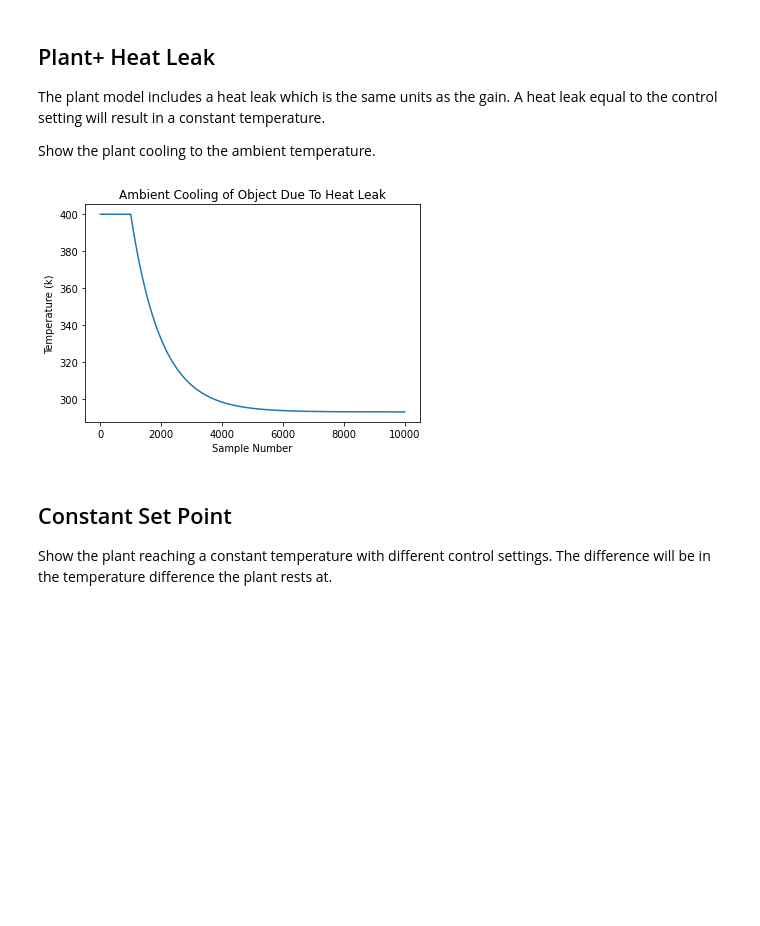
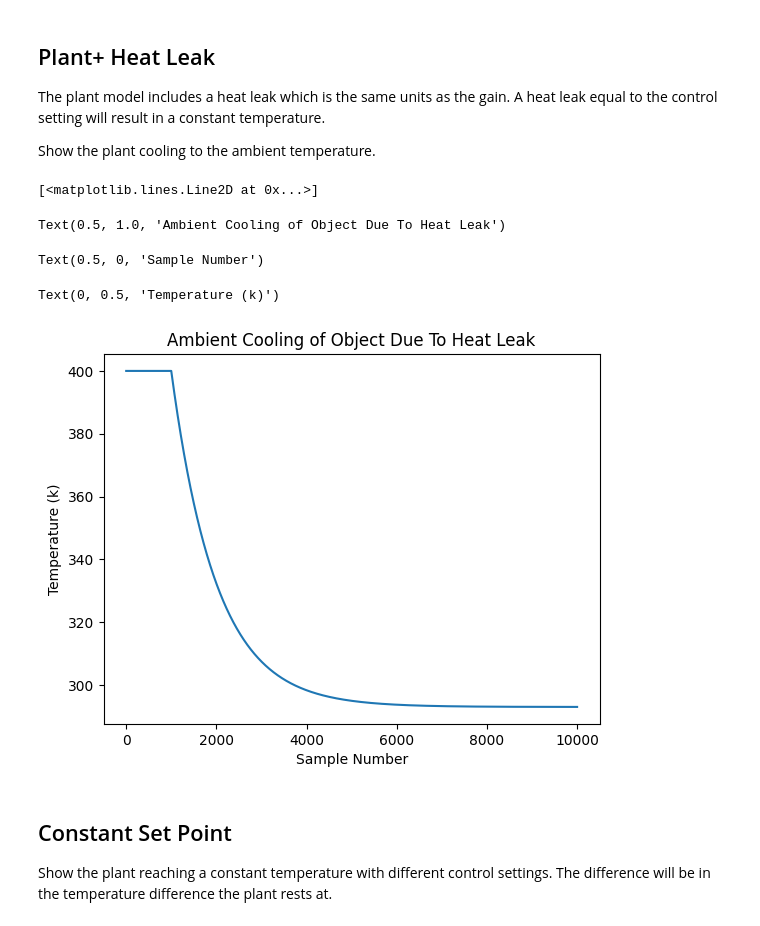
Before and after one commit to snhobbs/PIDTemplates, a Jupyter notebook: python/Anti-windup Temperature Analysis.ipynb, the cells around one changed output. Drawn from its saved outputs; the diff is of its cells as text; code cells hidden in the pictures; blank space fills up the shorter version.

```diff
--- a/python/Anti-windup Temperature Analysis.ipynb
+++ b/python/Anti-windup Temperature Analysis.ipynb
@@ -18,17 +22,22 @@ Show the plant cooling to the ambient temperature.
 # %%
 p.reset()
 p.temperature = 400
 d = []
 for _ in range(10*p.delay_*p.rate_):
     d.append(p.update(0))
 
-plt.plot(d)
-plt.title("Ambient Cooling of Object Due To Heat Leak")
-plt.xlabel("Sample Number")
-plt.ylabel("Temperature (k)")
+fig, ax = plt.subplots()
+ax.plot(d)
+ax.set_title("Ambient Cooling of Object Due To Heat Leak")
+ax.set_xlabel("Sample Number")
+ax.set_ylabel("Temperature (k)")
 plt.show()
 # %% [output]
+[<matplotlib.lines.Line2D at 0x...>]
+Text(0.5, 1.0, 'Ambient Cooling of Object Due To Heat Leak')
+Text(0.5, 0, 'Sample Number')
+Text(0, 0.5, 'Temperature (k)')
-[figure, old version]
+[figure, new version]
 # %% [markdown]
 ## Constant Set Point
 Show the plant reaching a constant temperature with different control settings. The difference will be in the temperature difference the plant rests at.
```
Also changed, not shown: parts of 6 cells of this notebook.
